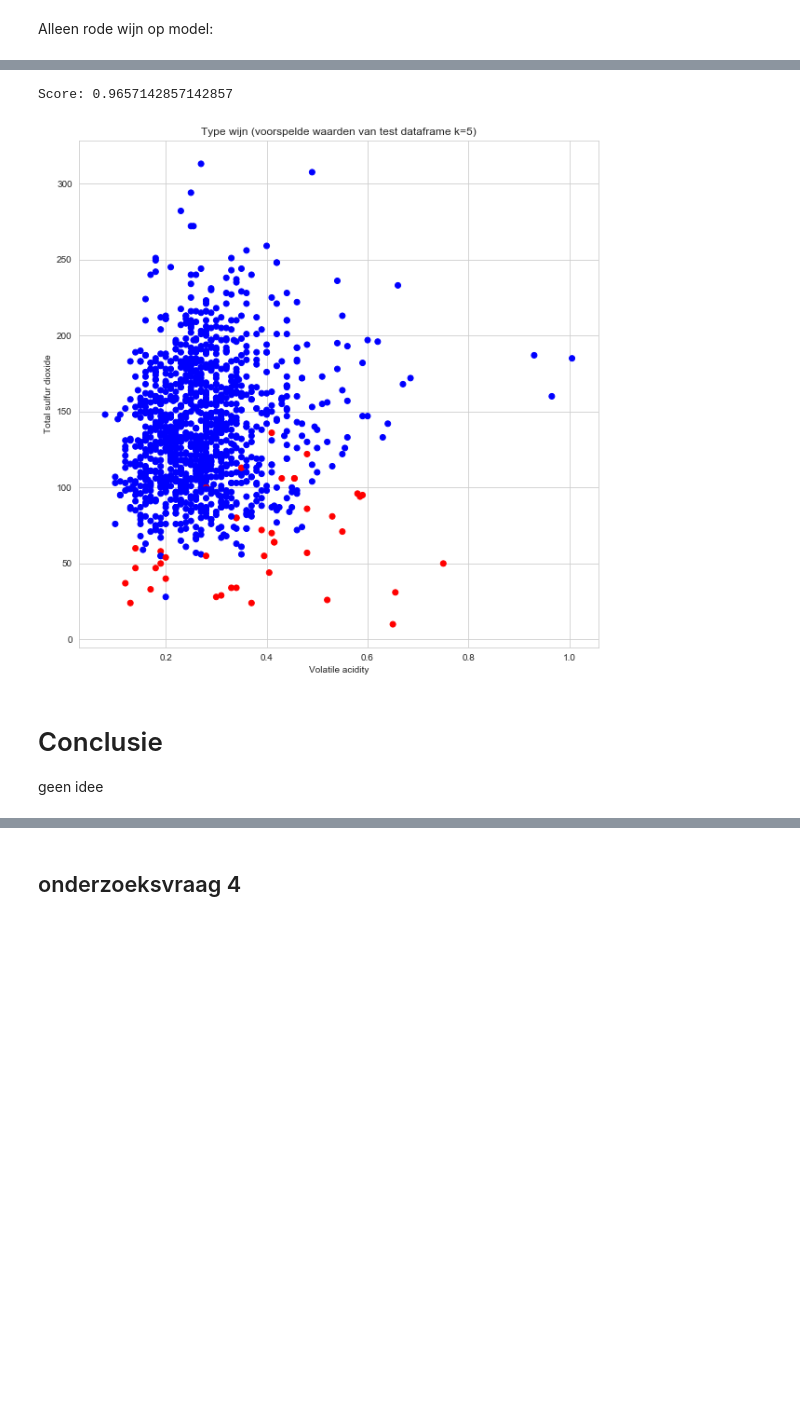
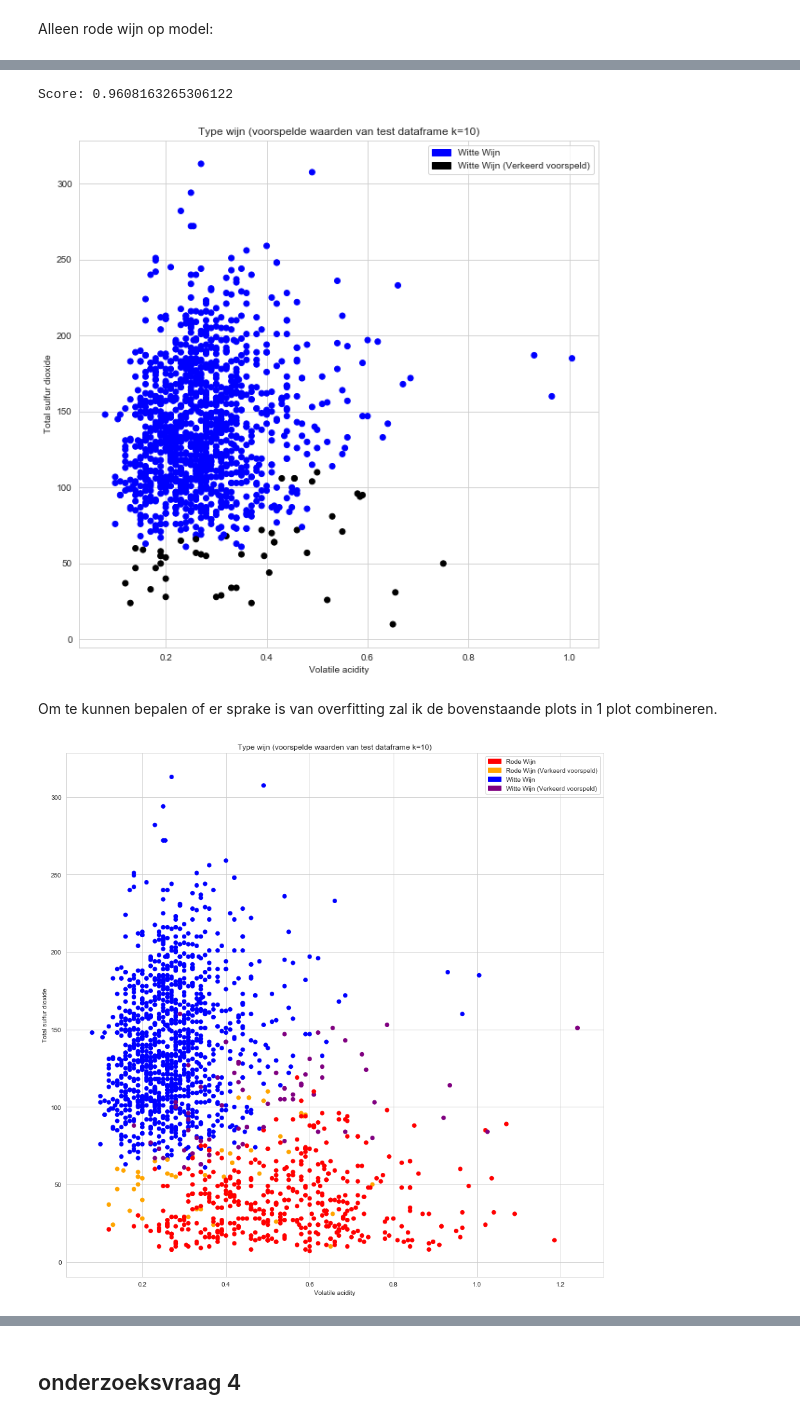
Before and after one commit to StanMey/Casusopdracht_Computational_Modelling, a Jupyter notebook: Onderzoeksvraag_3.ipynb, the cells around one changed output, grey strips where cells are left out. Saved outputs shown, nothing was run; the diff lists cells and outputs as text; code cells hidden in the pictures; blank space fills up the shorter version.

```diff
--- a/Onderzoeksvraag_3.ipynb
+++ b/Onderzoeksvraag_3.ipynb
@@ -615,7 +659,9 @@ X_train, X_test, y_train, y_test = train_test_split(X,y, random_state=0)
 
 predict = reg.predict(X_test)
 print("Score:",reg.score(X_test,y_test))
-colorGroup = ['red' if x==1 else 'blue' for x in predict]
+colorGroup = ['black' if x==1 else 'blue' for x in predict]
+colorGroup2 = ['orange' if x==1 else 'blue' for x in predict]
+X_test2 = X_test
 
 fig = plt.figure(figsize=[10,10])
 ax = fig.add_subplot()
@@ -626,10 +672,31 @@ ax.set_xlabel('Volatile acidity')
 ax.set_ylabel('Total sulfur dioxide')
 ax.set_title("Type wijn (voorspelde waarden van test dataframe k="+str(k)+")")
 
+red_patch = mpatches.Patch(color='blue', label='Witte Wijn')
+yellow_patch = mpatches.Patch(color='black', label='Witte Wijn (Verkeerd voorspeld)')
+plt.legend(handles=[red_patch,yellow_patch])
 plt.show()
 # %% [output]
-Score: 0.9657142857142857
+Score: 0.9608163265306122
-[figure, old version]
+[figure, new version]
-# %% [markdown]
-# Conclusie
-geen idee
+# %% [markdown]
+Om te kunnen bepalen of er sprake is van overfitting zal ik de bovenstaande plots in 1 plot combineren.
+# %%
+fig = plt.figure(figsize=[15,15])
+ax = fig.add_subplot()
+
+ax.scatter(X_test2['volatile acidity'],X_test2['total sulfur dioxide'],c=colorGroup2)
+ax.scatter(X_test1['volatile acidity'],X_test1['total sulfur dioxide'],c=colorGroup1)
+
+ax.set_xlabel('Volatile acidity')
+ax.set_ylabel('Total sulfur dioxide')
+ax.set_title("Type wijn (voorspelde waarden van test dataframe k="+str(k)+")")
+
+blue_patch = mpatches.Patch(color='blue', label='Witte Wijn')
+red_patch = mpatches.Patch(color='red', label='Rode Wijn')
+orange_patch = mpatches.Patch(color='orange', label='Rode Wijn (Verkeerd voorspeld)')
+purple_patch = mpatches.Patch(color='purple', label='Witte Wijn (Verkeerd voorspeld)')
+plt.legend(handles=[red_patch,orange_patch,blue_patch,purple_patch])
+plt.show()
+# %% [output]
+[figure, added]
```
Also changed, not shown: parts of 10 cells of this notebook.
